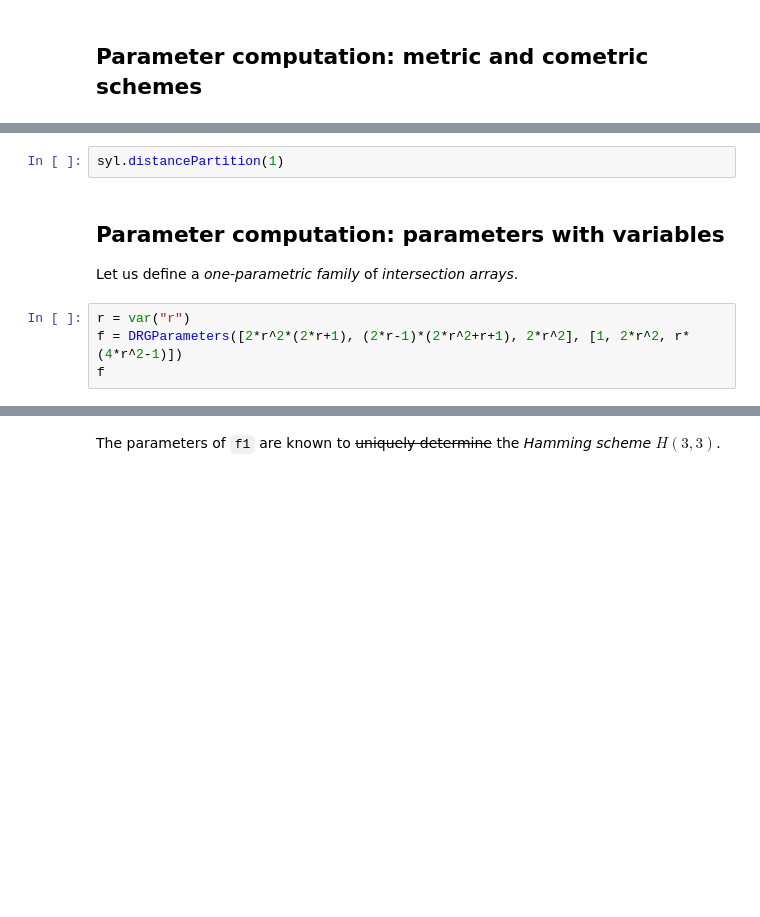
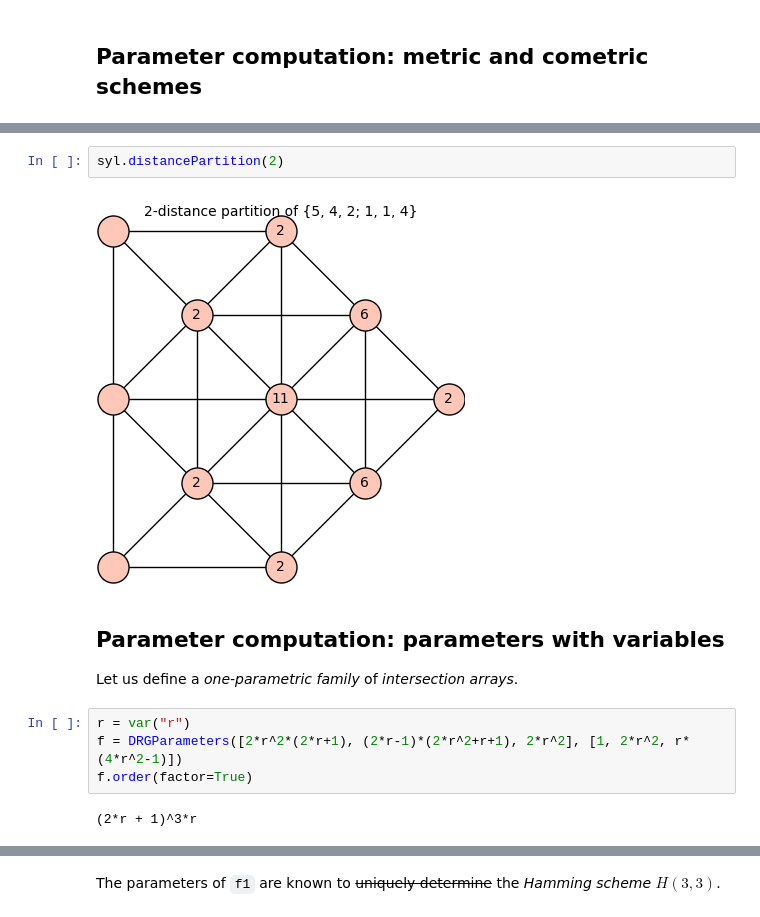
Before and after one commit to jaanos/sage-drg, a Jupyter notebook: jupyter/2021-06-14-agtsem/AGTSem-sage-drg.ipynb, the cells around one changed output, grey strips where cells are left out. Drawn from its saved outputs; the diff is of its cells as text; blank space fills up the shorter version.

```diff
--- a/jupyter/2021-06-14-agtsem/AGTSem-sage-drg.ipynb
+++ b/jupyter/2021-06-14-agtsem/AGTSem-sage-drg.ipynb
@@ -131,5 +201,7 @@ syl.distancePartition()
 # %%
-syl.distancePartition(1)
+syl.distancePartition(2)
+# %% [output]
+[figure, added]
 # %% [markdown]
 ## Parameter computation: parameters with variables
 
@@ -137,7 +209,9 @@ Let us define a *one-parametric family* of *intersection arrays*.
 # %%
 r = var("r")
 f = DRGParameters([2*r^2*(2*r+1), (2*r-1)*(2*r^2+r+1), 2*r^2], [1, 2*r^2, r*(4*r^2-1)])
-f
+f.order(factor=True)
+# %% [output]
+(2*r + 1)^3*r
 # %%
 f1 = f.subs(r == 1)
 f1
```
Also changed, not shown: parts of 30 cells of this notebook.
